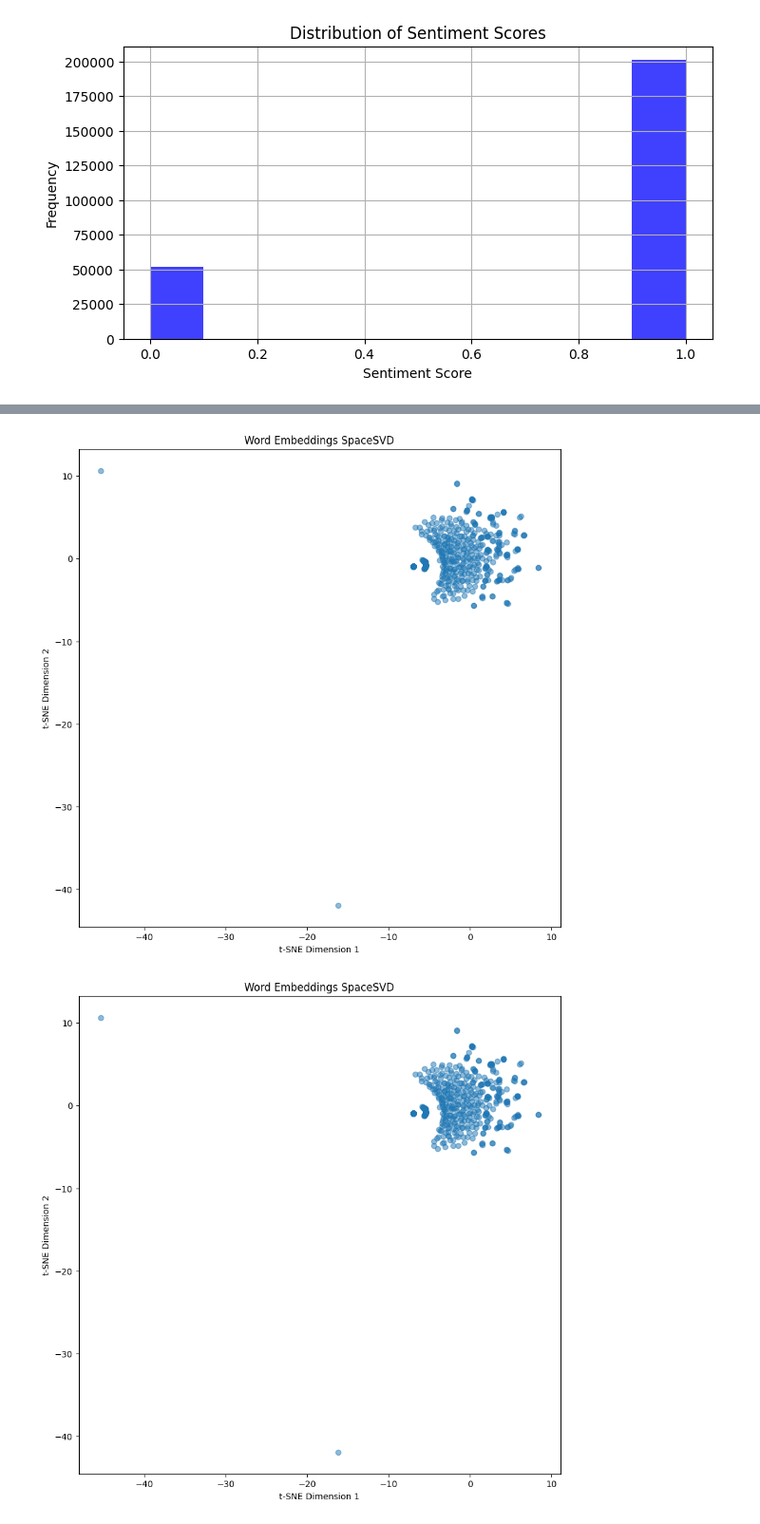
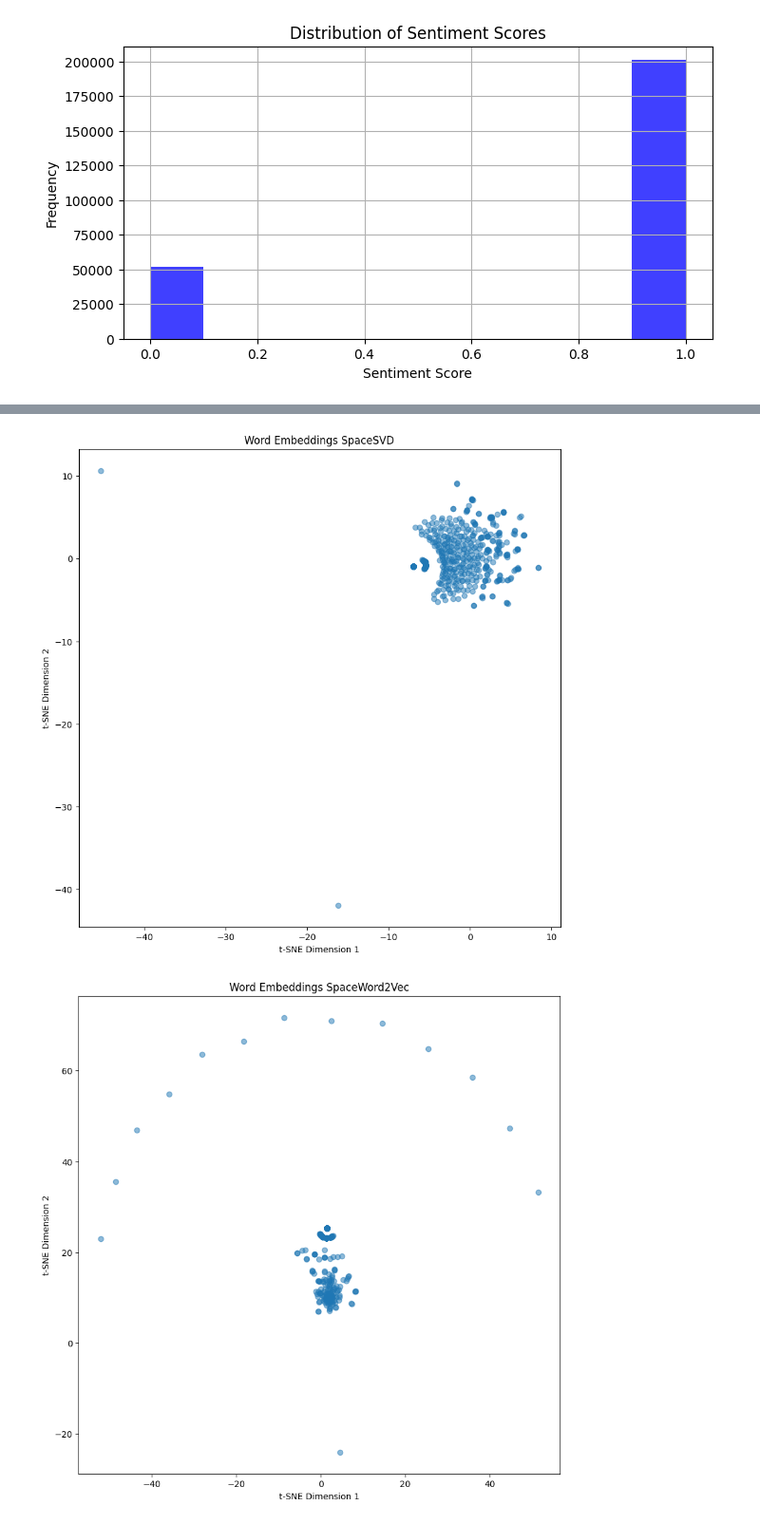
Before and after one commit to merturhan/ceng442-nlp-midterm, a Jupyter notebook: dalga.ipynb, the cells around one changed output, grey strips where cells are left out. Shown at 95% size. Saved outputs shown, nothing was run; the diff lists cells and outputs as text; code cells hidden in the pictures.

Commit message:
space added

```diff
--- a/dalga.ipynb
+++ b/dalga.ipynb
@@ -412,17 +412,17 @@ from gensim.models import KeyedVectors
 model_path = 'GoogleNews-vectors-negative300.bin'
 words = word_vectors.index_to_key
 
-embedding_matrix = np.zeros((num_words, word_vectors.vector_size))
+embedding_matrix_w2v = np.zeros((num_words, word_vectors.vector_size))
 for word, i in word_index.items():
     if i < num_words:
         if word in word_vectors:
-            embedding_matrix[i] = word_vectors[word]
+            embedding_matrix_w2v[i] = word_vectors[word]
 
 
 # Define the model
 model = Sequential([
     Embedding(num_words, word_vectors.vector_size,
-              embeddings_initializer=tf.keras.initializers.Constant(embedding_matrix),
+              embeddings_initializer=tf.keras.initializers.Constant(embedding_matrix_w2v),
               input_length=train_tokens_pad.shape[1], trainable=False),
     GRU(units=16, return_sequences=True),
     GRU(units=8, return_sequences=True),
@@ -681,29 +681,29 @@ plt.show()
 # %%
 from sklearn.manifold import TSNE
 import numpy as np
 
 # Assuming 'embedding_matrix' is your matrix of word embeddings
 # Let's say it's shaped 10000x300 (10000 words, each with a 300-dimensional embedding)
 def embedding_space(embedding_matrix,name):
 # Using t-SNE to reduce dimensionality
     tsne = TSNE(n_components=2, random_state=42)
     reduced_embeddings = tsne.fit_transform(embedding_matrix[:1000])  # Using only the first 1000 for speed
 
     # Plotting
     plt.figure(figsize=(10, 10))
     plt.scatter(reduced_embeddings[:, 0], reduced_embeddings[:, 1], alpha=0.5)
-    plt.title('Word Embeddings Space'+name)
+    plt.title('Word Embeddings Space '+name)
     plt.xlabel('t-SNE Dimension 1')
     plt.ylabel('t-SNE Dimension 2')
     plt.show()
 embedding_space(embedding_matrix_glove, "Glove")
 embedding_space(embedding_matrix_fastText, "FastText")
 embedding_space(embedding_matrix_polyglot, "Polyglot")
 embedding_space(embedding_matrix_SVD,"SVD")
-embedding_space(embedding_matrix_SVD,"SVD")
+embedding_space(embedding_matrix_w2v,"Word2Vec")
 # %% [output]
 [figure]
 [figure]
 [figure]
 [figure]
-[figure, old version]
+[figure, new version]
```
Also changed, not shown: parts of 1 cell of this notebook.
